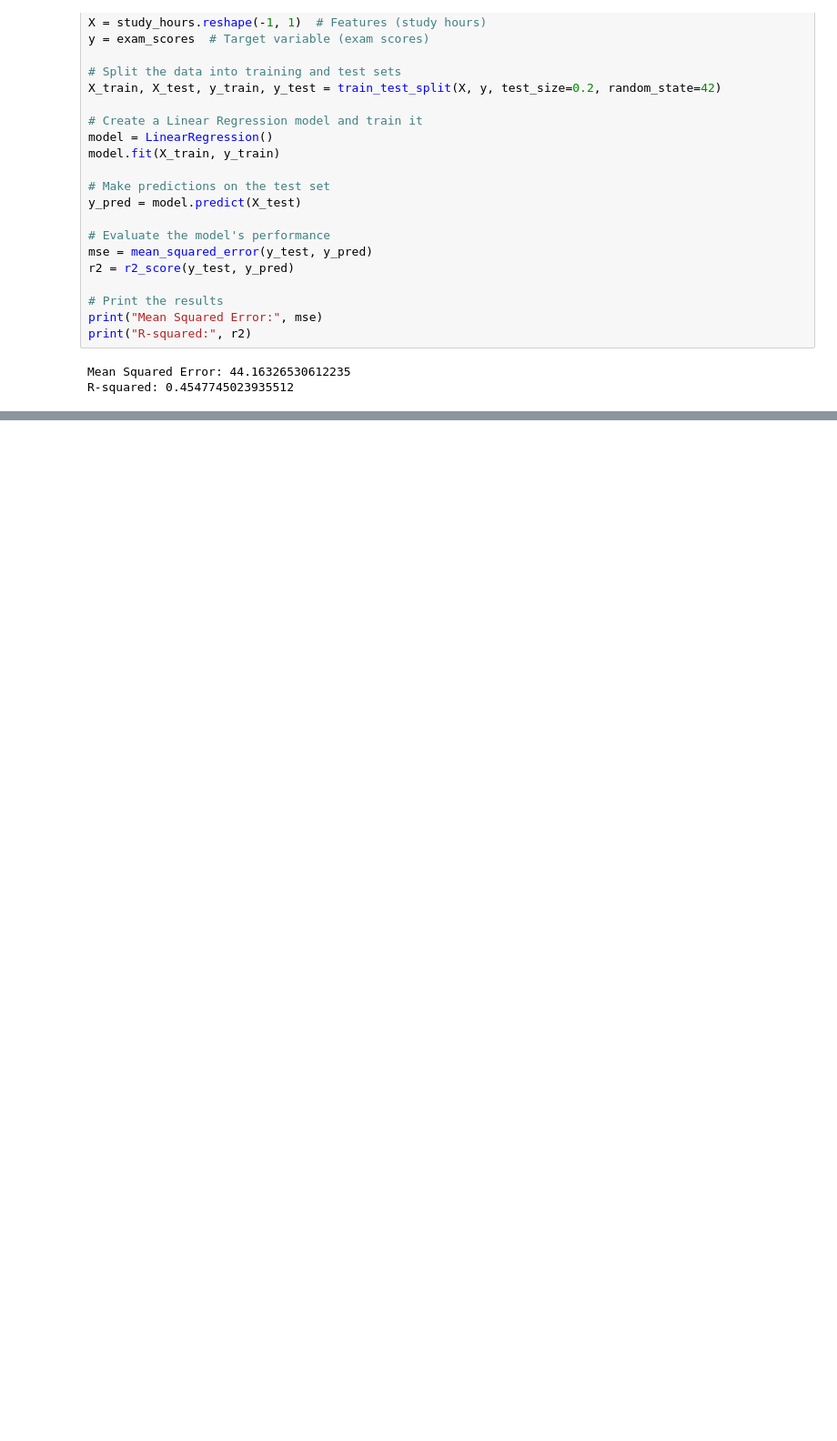
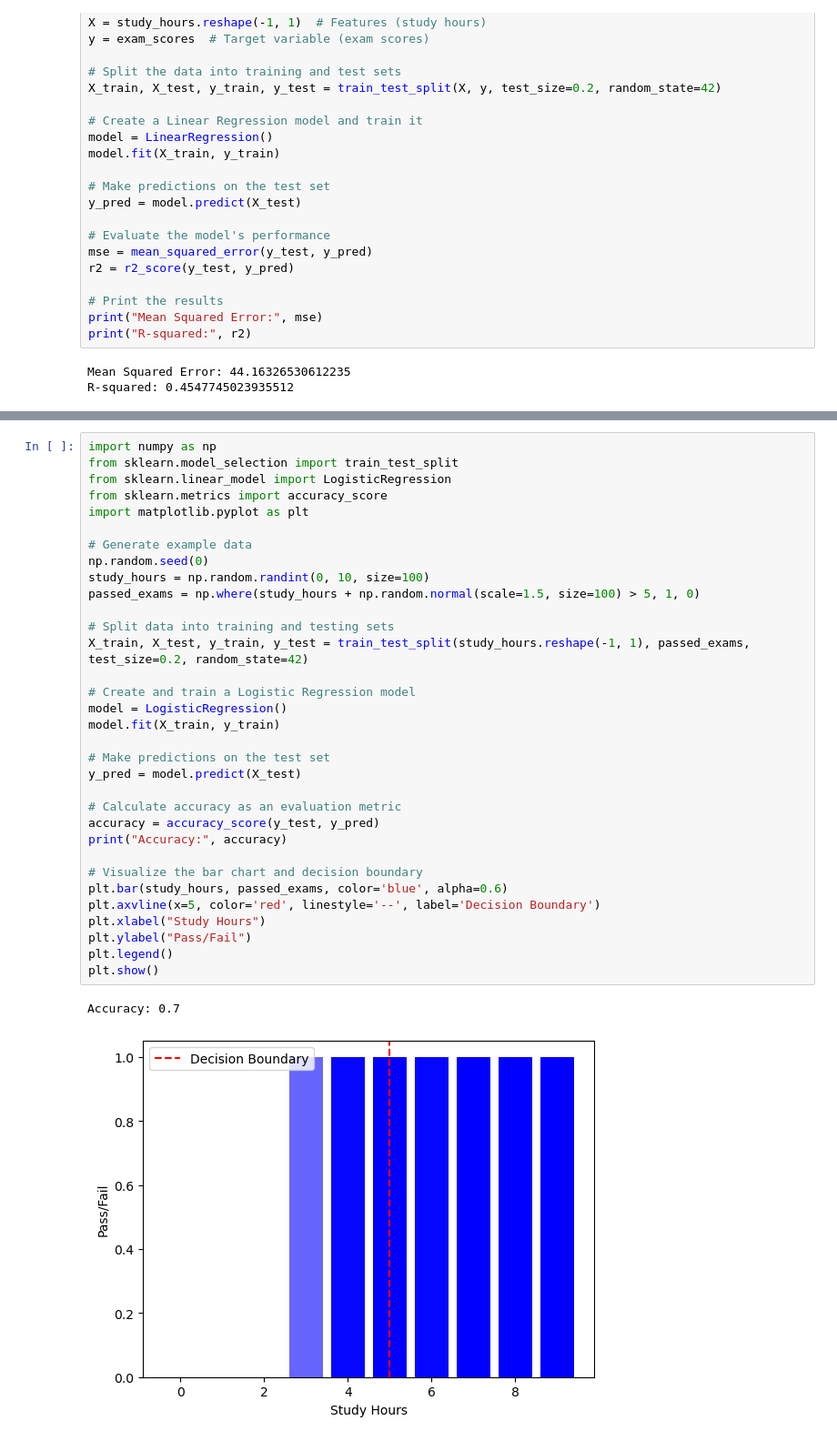
Before and after one commit to macklemore725/PythonMiniProjects, a Jupyter notebook: PROJECT/Machine Learning.ipynb, the cells around one changed output, grey strips where cells are left out. Shown: that part at 91% size. Saved outputs shown, nothing was run; the diff lists cells and outputs as text; blank space fills up the shorter version.

```diff
--- a/PROJECT/Machine Learning.ipynb
+++ b/PROJECT/Machine Learning.ipynb
@@ -83,0 +84,36 @@ plt.show()
+# %%
+import numpy as np
+from sklearn.model_selection import train_test_split
+from sklearn.linear_model import LogisticRegression
+from sklearn.metrics import accuracy_score
+import matplotlib.pyplot as plt
+
+# Generate example data
+np.random.seed(0)
+study_hours = np.random.randint(0, 10, size=100)
+passed_exams = np.where(study_hours + np.random.normal(scale=1.5, size=100) > 5, 1, 0)
+
+# Split data into training and testing sets
+X_train, X_test, y_train, y_test = train_test_split(study_hours.reshape(-1, 1), passed_exams, test_size=0.2, random_state=42)
+
+# Create and train a Logistic Regression model
+model = LogisticRegression()
+model.fit(X_train, y_train)
+
+# Make predictions on the test set
+y_pred = model.predict(X_test)
+
+# Calculate accuracy as an evaluation metric
+accuracy = accuracy_score(y_test, y_pred)
+print("Accuracy:", accuracy)
+
+# Visualize the bar chart and decision boundary
+plt.bar(study_hours, passed_exams, color='blue', alpha=0.6)
+plt.axvline(x=5, color='red', linestyle='--', label='Decision Boundary')
+plt.xlabel("Study Hours")
+plt.ylabel("Pass/Fail")
+plt.legend()
+plt.show()
+# %% [output]
+Accuracy: 0.7
+[figure, added]
```
Also changed, not shown: parts of 2 cells of this notebook, 1 other file.
